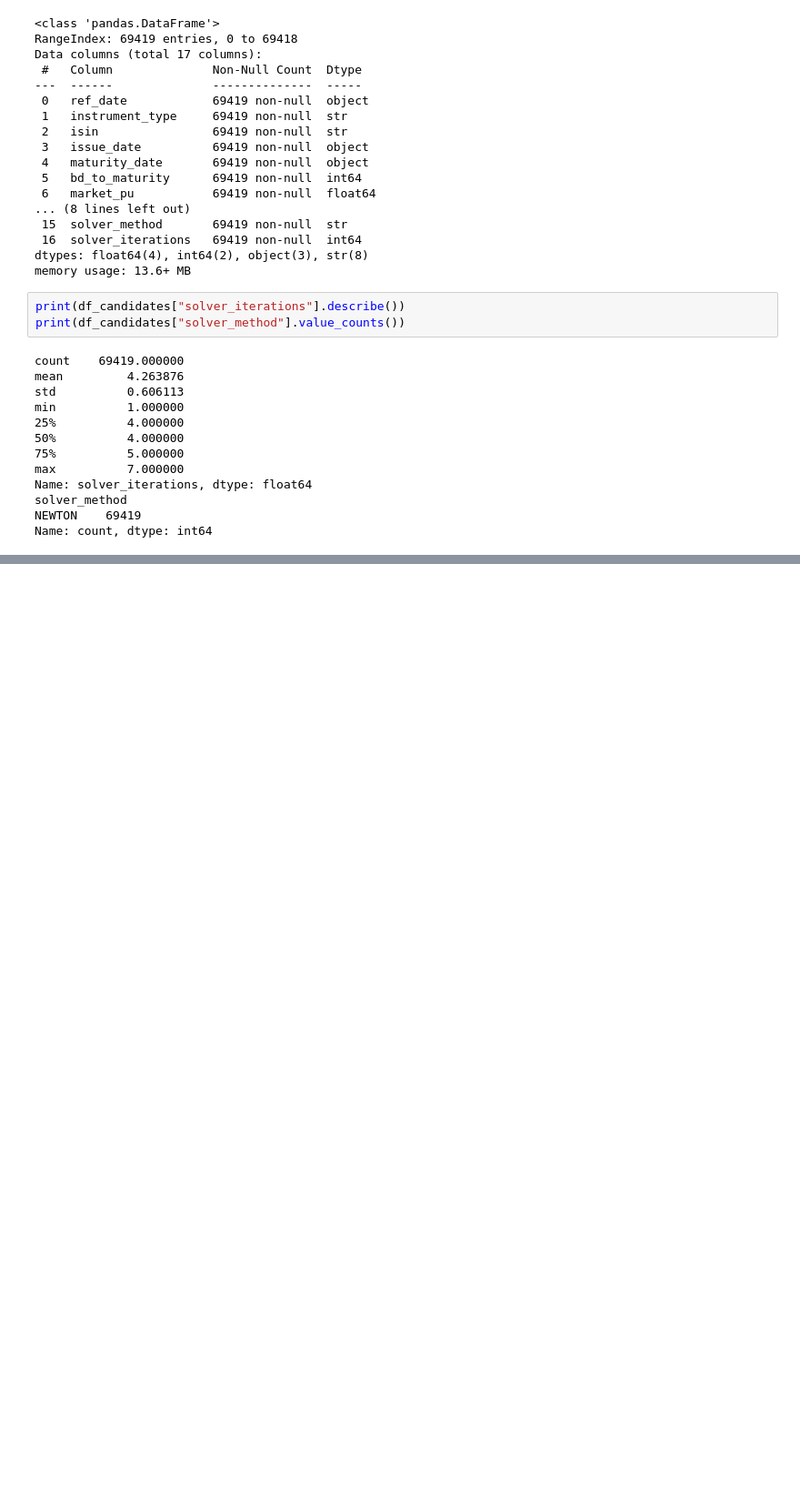
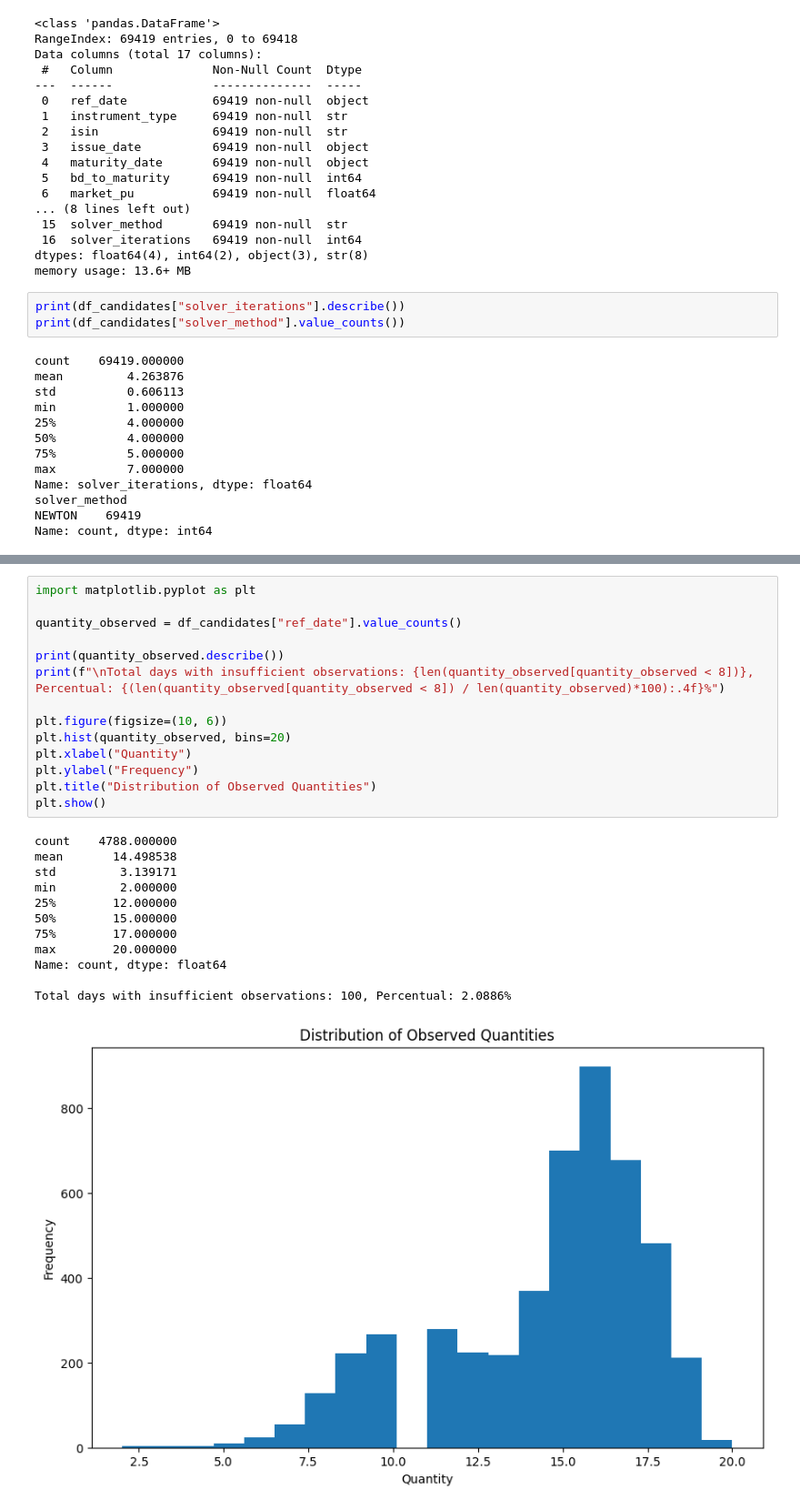
Before and after one commit to JuanRocha01/ML-ETTJ26, a Jupyter notebook: study/mart_tratement.ipynb, the cells around one changed output, grey strips where cells are left out. Shown at 91% size. Cells and saved outputs as stored; diff of their text form; blank space fills up the shorter version.

```diff
--- a/study/mart_tratement.ipynb
+++ b/study/mart_tratement.ipynb
@@ -141,0 +206,27 @@ df_candidates[df_candidates["solver_method"] != "NEWTON"]
+# %%
+import matplotlib.pyplot as plt
+
+quantity_observed = df_candidates["ref_date"].value_counts()
+
+print(quantity_observed.describe())
+print(f"\nTotal days with insufficient observations: {len(quantity_observed[quantity_observed < 8])}, Percentual: {(len(quantity_observed[quantity_observed < 8]) / len(quantity_observed)*100):.4f}%")
+
+plt.figure(figsize=(10, 6))
+plt.hist(quantity_observed, bins=20)
+plt.xlabel("Quantity")
+plt.ylabel("Frequency")
+plt.title("Distribution of Observed Quantities")
+plt.show()
+# %% [output]
+count    4788.000000
+mean       14.498538
+std         3.139171
+min         2.000000
+25%        12.000000
+50%        15.000000
+75%        17.000000
+max        20.000000
+Name: count, dtype: float64
+
+Total days with insufficient observations: 100, Percentual: 2.0886%
+[figure, added]
```
Also changed, not shown: parts of 11 cells of this notebook, 4 other files.
